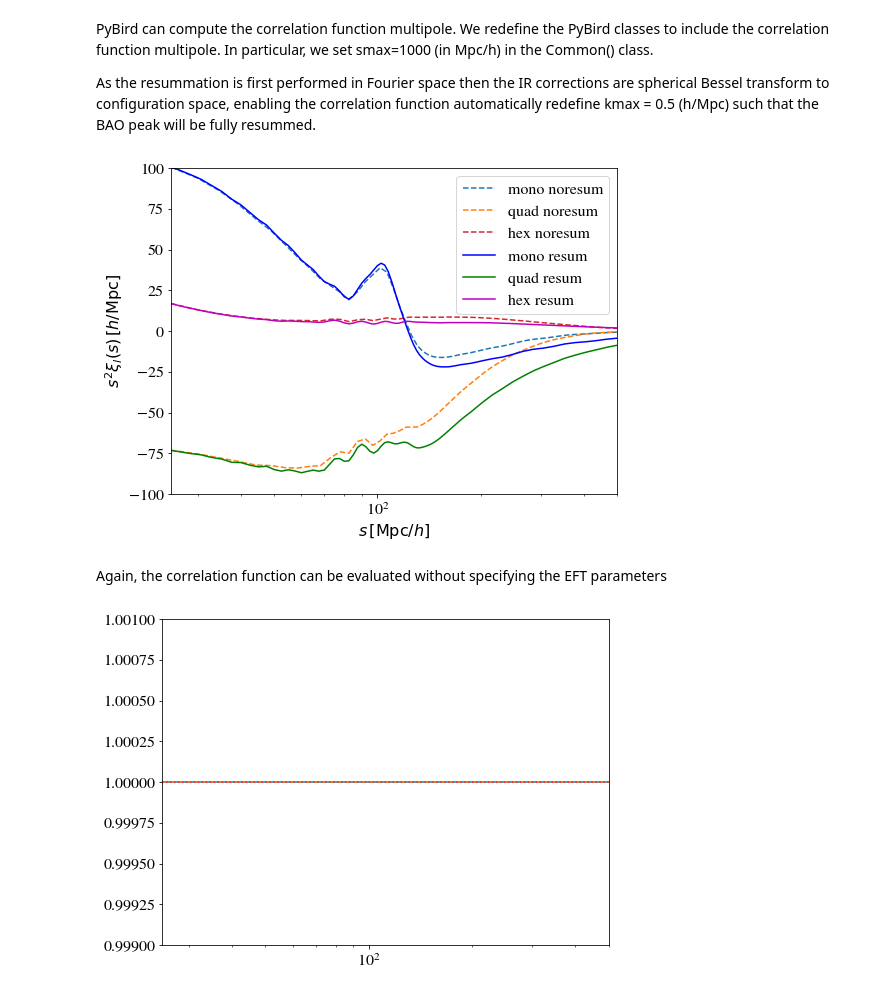
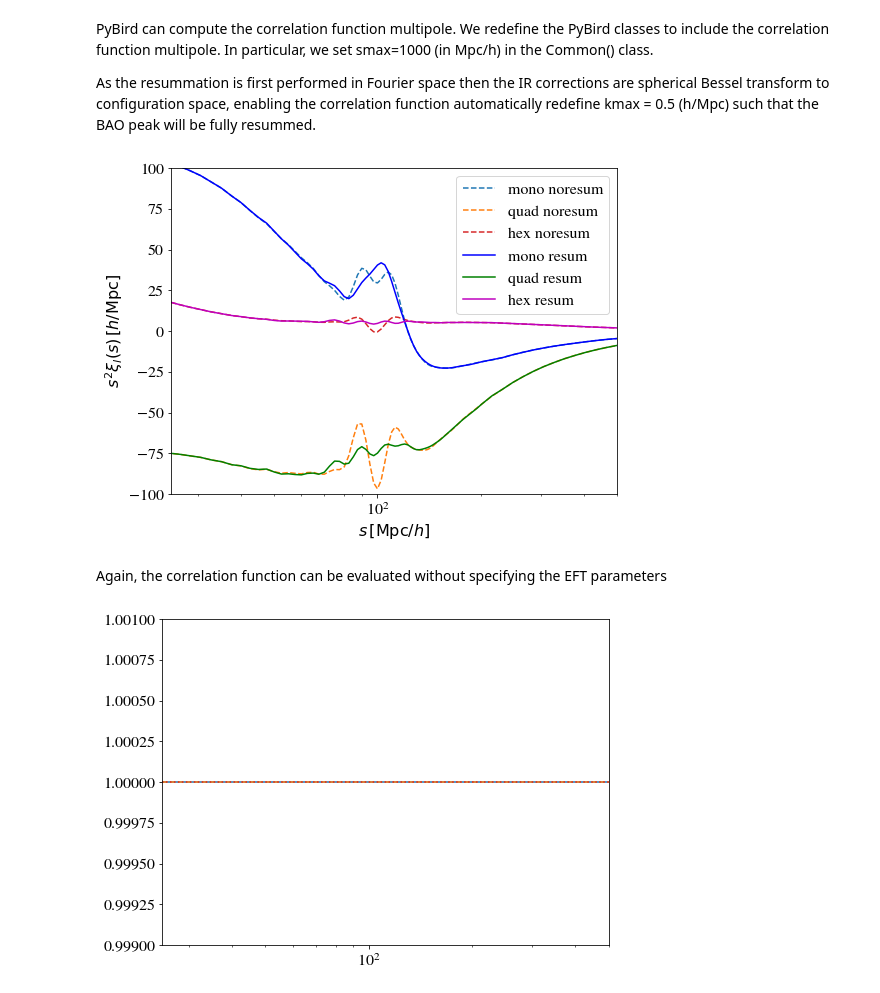
Before and after one commit to CullanHowlett/pybird, a Jupyter notebook: run_pybird.ipynb, the cells around one changed output. Cells and saved outputs as stored; diff of their text form; code cells hidden in the pictures.

```diff
--- a/run_pybird.ipynb
+++ b/run_pybird.ipynb
@@ -30,5 +20,27 @@ Pk = Pin[-1]
+# %%
+zpk = 0.5
+
+M = Class()
+M.set({'ln10^{10}A_s': 3.044,
+       'n_s': 0.9649,
+       'h': 0.6736,
+       'omega_b': 0.02237,
+       'omega_cdm': 0.120,
+      })
+
+M.set({'output': 'mPk',
+       'P_k_max_1/Mpc': 1.0,
+       'z_max_pk': zpk})
+
+M.compute()
 # %% [markdown]
 Get the linear power spectrum at redshift zpk, and plot it
+# %%
+# k in h/Mpc
+kk = np.logspace(-5, 0, 200)
+
+# P(k) in (Mpc/h)**3
+Pk = [M.pk(ki*M.h(), zpk)*M.h()**3 for ki in kk]
 # %%
 plt.figure()
 
@@ -88,11 +100,9 @@ projection = pybird.Projection(kdata, pybird.DA(Om_AP, z_AP), pybird.Hubble(Om_A
 # %% [markdown]
 Now instantiate the main class
 # %%
-DA = results.angular_diameter_distance(zpk) * 67.36 / 299792.458
-H = results.hubble_parameter(zpk) / 67.36
-fsigma8 = results.get_fsigma8()[0]
-sigma8 = results.get_sigma8()[0]
-f = fsigma8/sigma8
+DA = M.angular_distance(zpk) * M.Hubble(0.)
+H = M.Hubble(zpk) / M.Hubble(0.)
+f = M.scale_independent_growth_factor_f(zpk)
 
 bird = pybird.Bird(kk, Pk, f, DA, H, zpk, which='full', co=common)
 # %% [markdown]
@@ -341,25 +348,25 @@ projection.kdata(magpie)
 # %%
 plt.figure()
 
-plt.plot(sdata, sdata**2 * magpie.fullCf[0], 'C0--', label = 'mono noresum')
-plt.plot(sdata, sdata**2 * magpie.fullCf[1], 'C1--', label = 'quad noresum')
-plt.plot(sdata, sdata**2 * magpie.fullCf[2], 'C3--', label = 'hex noresum')
+plt.plot(commoncf.s, commoncf.s**2 * noresumCf[0], 'C0--', label = 'mono noresum')
+plt.plot(commoncf.s, commoncf.s**2 * noresumCf[1], 'C1--', label = 'quad noresum')
+plt.plot(commoncf.s, commoncf.s**2 * noresumCf[2], 'C3--', label = 'hex noresum')
 
 plt.plot(commoncf.s, commoncf.s**2 * resumCf[0], 'b-', label = 'mono resum')
 plt.plot(commoncf.s, commoncf.s**2 * resumCf[1], 'g-', label = 'quad resum')
 plt.plot(commoncf.s, commoncf.s**2 * resumCf[2], 'm-', label = 'hex resum')
 
 plt.xscale('log')
 plt.xlim(25., 500.)
 plt.ylim(-100., 100.)
 plt.xlabel(r'$s \, [\mathrm{Mpc}/h]$')
 plt.ylabel(r'$s^2 \xi_l(s) \, [h/\mathrm{Mpc}]$')
 
 plt.legend()
 
 plt.show()
 # %% [output]
-[figure, old version]
+[figure, new version]
 # %% [markdown]
 Again, the correlation function can be evaluated without specifying the EFT parameters
 # %%
@@ -384,4 +391,4 @@ plt.ylim(1-.001, 1+.001)
 
 plt.show()
 # %% [output]
-[figure, old version]
+[figure, new version]
```
Also changed, not shown: parts of 17 cells of this notebook, 8 other files.
